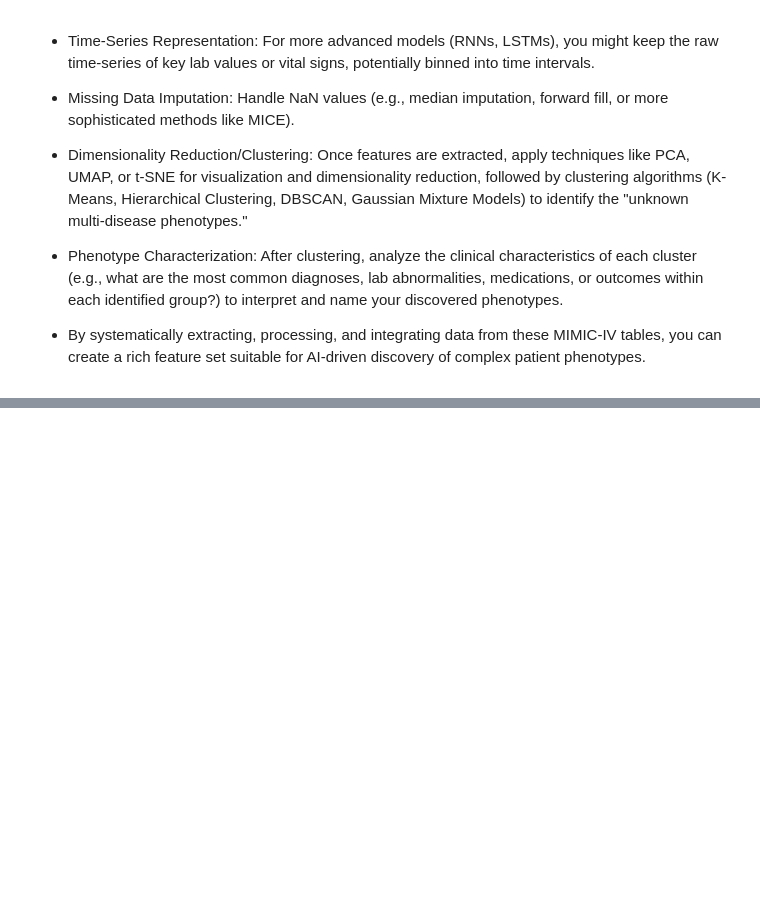
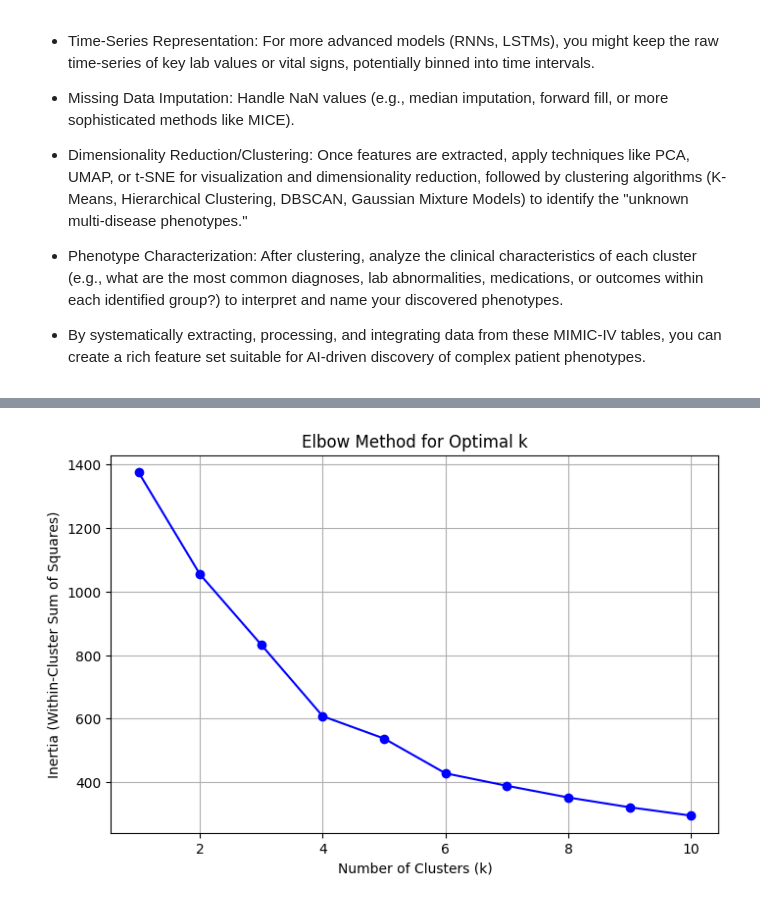
Before and after one commit to Aditya-2204/AI-Discovery-of-Novel-Longitudinal-Disease-Phenotypes-in-Electronic-Health-Records, a Jupyter notebook: main.ipynb, the cells around one changed output, grey strips where cells are left out. Saved outputs shown, nothing was run; the diff lists cells and outputs as text; code cells hidden in the pictures; blank space fills up the shorter version.

```diff
--- a/main.ipynb
+++ b/main.ipynb
@@ -163,0 +258,3 @@ with open(URL_PROJECT+'csvs_icu.pkl', "rb") as f:  # Use "wb" for write binary
+# %%
+features = features.dropna()
+features.head(10)
@@ -163,0 +273,4 @@ with open(URL_PROJECT+'csvs_icu.pkl', "rb") as f:  # Use "wb" for write binary
+# %%
+elbow_method(features)
+# %% [output]
+[figure, added]
```
Also changed, not shown: parts of 20 cells of this notebook.
